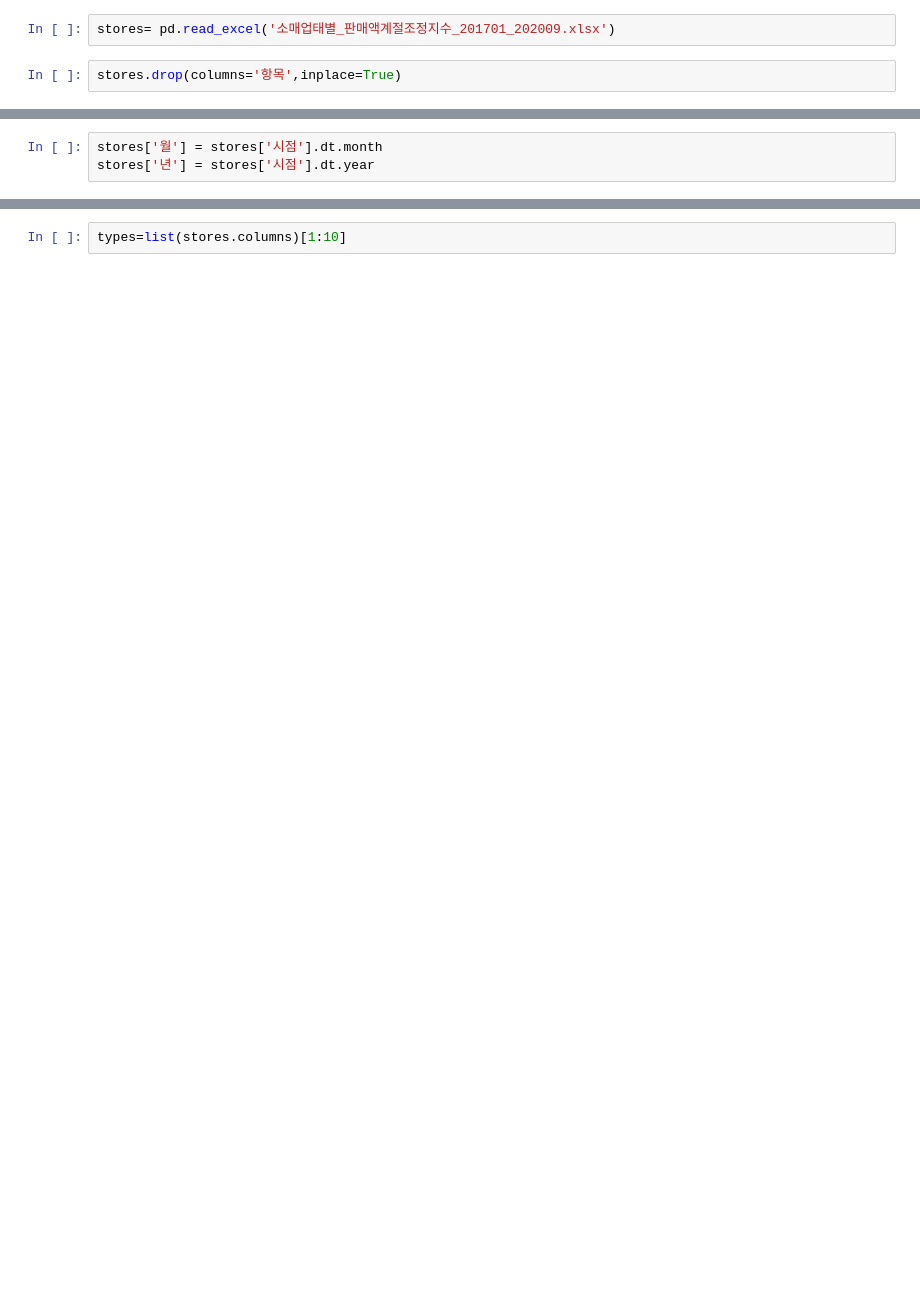
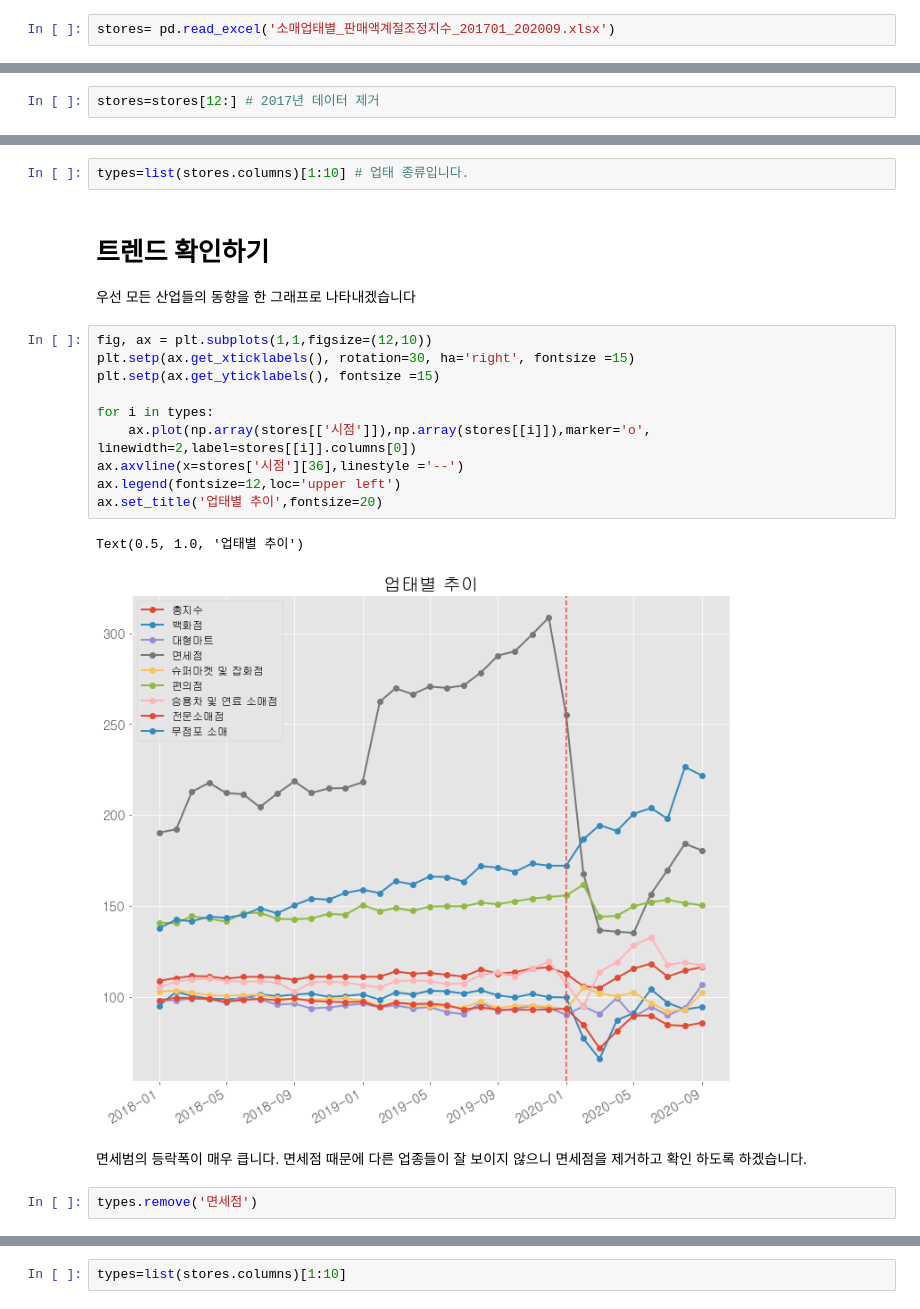
Before and after one commit to BaeHyungjun/TeamFPB, a Jupyter notebook: 강민석/매점 스타일별.ipynb, the cells around one changed output, grey strips where cells are left out. Cells and saved outputs as stored; diff of their text form; blank space fills up the shorter version.

```diff
--- a/강민석/매점 스타일별.ipynb
+++ b/강민석/매점 스타일별.ipynb
@@ -16,6 +27,4 @@ plt.style.use('ggplot')
 # %%
 stores= pd.read_excel('소매업태별_판매액계절조정지수_201701_202009.xlsx')
-# %%
-stores.drop(columns='항목',inplace=True)
 # %%
 stores['시점'] = stores['시점'].astype('str').apply(lambda x: x[:4]+'-'+x[5:8])
@@ -23,3 +32,2 @@ stores['시점']=pd.to_datetime(stores['시점'])
-# %%
-stores['월'] = stores['시점'].dt.month
-stores['년'] = stores['시점'].dt.year
+# %%
+stores=stores[12:] # 2017년 데이터 제거
@@ -25,0 +43,23 @@ stores['년'] = stores['시점'].dt.year
+# %%
+types=list(stores.columns)[1:10] # 업태 종류입니다.
+# %% [markdown]
+# 트렌드 확인하기
+
+우선 모든 산업들의 동향을 한 그래프로 나타내겠습니다
+# %%
+fig, ax = plt.subplots(1,1,figsize=(12,10))
+plt.setp(ax.get_xticklabels(), rotation=30, ha='right', fontsize =15)
+plt.setp(ax.get_yticklabels(), fontsize =15)
+
+for i in types:
+    ax.plot(np.array(stores[['시점']]),np.array(stores[[i]]),marker='o', linewidth=2,label=stores[[i]].columns[0])
+ax.axvline(x=stores['시점'][36],linestyle ='--')
+ax.legend(fontsize=12,loc='upper left')
+ax.set_title('업태별 추이',fontsize=20)
+# %% [output]
+Text(0.5, 1.0, '업태별 추이')
+[figure, added]
+# %% [markdown]
+면세범의 등락폭이 매우 큽니다. 면세점 때문에 다른 업종들이 잘 보이지 않으니 면세점을 제거하고 확인 하도록 하겠습니다.
+# %%
+types.remove('면세점')
```
Also changed, not shown: parts of 32 cells of this notebook.
